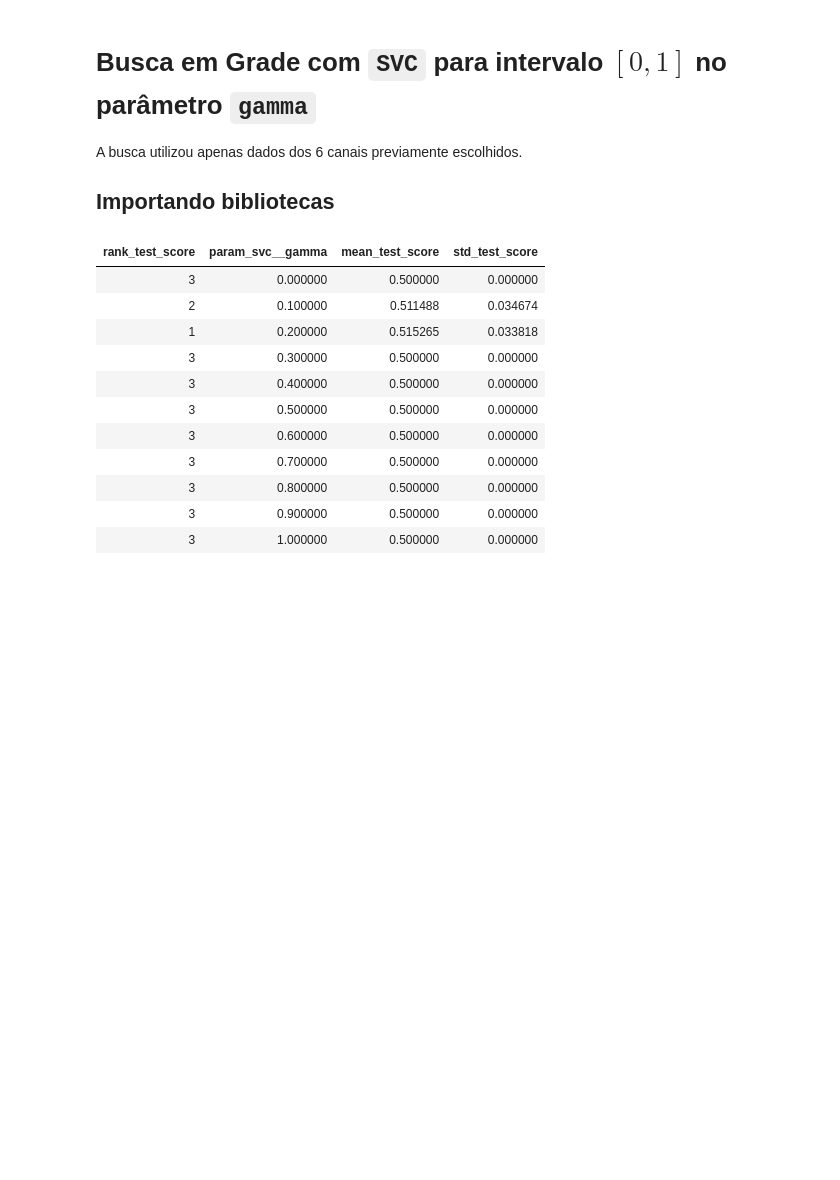
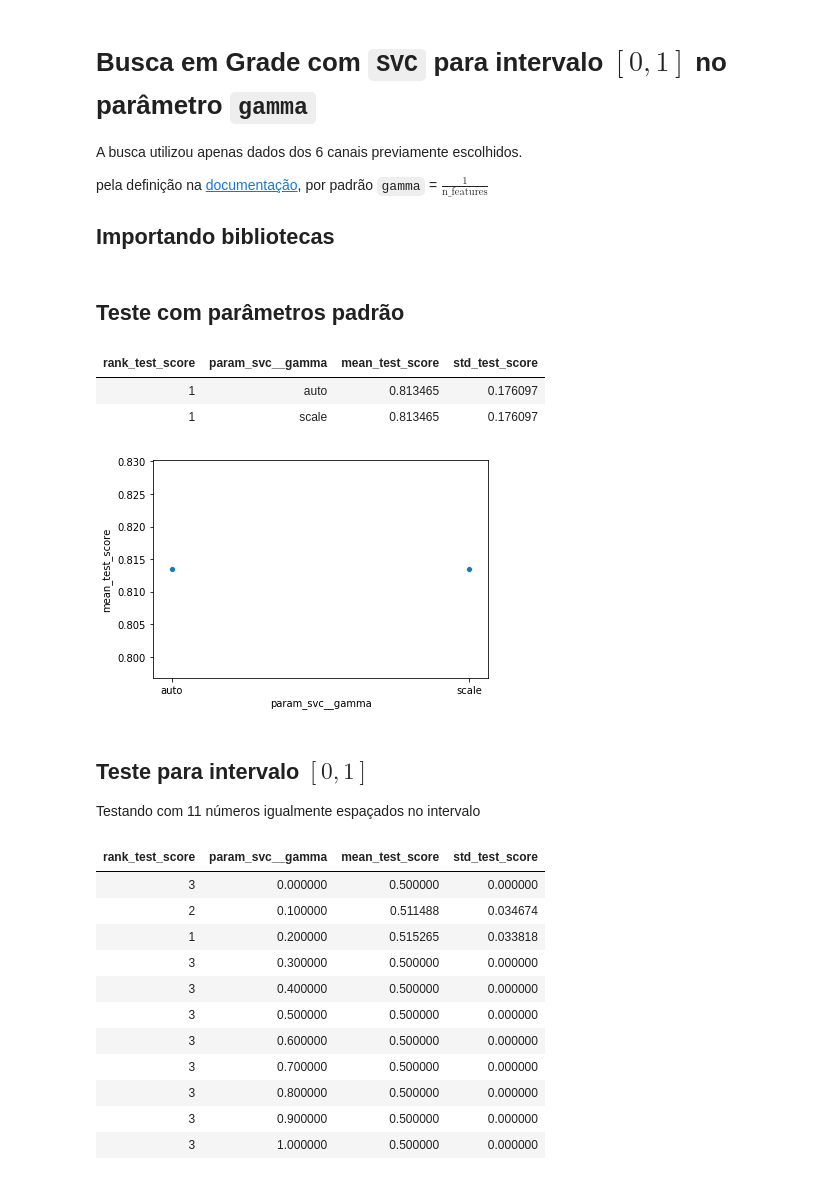
Before and after one commit to newtmagalhaes/Machine-Learning, a Jupyter notebook: ML/f02-chb/12-gs-pipe-svc-oneVSall_wsc-3.ipynb, the cells around one changed output. Cells and saved outputs as stored; diff of their text form; code cells hidden in the pictures; blank space fills up the shorter version.

Commit message:
Adicionando busca em grade com intervalo reduzido

```diff
--- a/ML/f02-chb/12-gs-pipe-svc-oneVSall_wsc-3.ipynb
+++ b/ML/f02-chb/12-gs-pipe-svc-oneVSall_wsc-3.ipynb
@@ -3,6 +3,8 @@
 
 A busca utilizou apenas dados dos 6 canais previamente escolhidos.
 
+pela definição na [documentação](https://scikit-learn.org/stable/modules/generated/sklearn.svm.SVC.html#sklearn.svm.SVC), por padrão `gamma` = $ \frac{1}{\text{n_features}}$
+
 ## Importando bibliotecas
 # %%
 import numpy as np
@@ -39,7 +41,38 @@ chb_X = chb_df[columns_from_6_channels].values
 
 pipe = make_pipeline(StandardScaler(), SVC(C=0.15, cache_size=500))
 
-folds = GroupKFold(n_splits=len(np.unique(chb_groups))).split(chb_X, chb_y, chb_groups)
-
-C_grid = {'svc__gamma':np.linspace(0, 1, 11)}
+cv_columns = ['rank_test_score', 'param_svc__gamma', 'mean_test_score', 'std_test_score']
+# %% [markdown]
+## Teste com parâmetros padrão
+# %%
+folds = GroupKFold(n_splits=len(np.unique(chb_groups))).split(chb_X, chb_y, chb_groups)
+
+gs_default = GridSearchCV(
+    estimator=pipe,
+    param_grid={'svc__gamma':['auto', 'scale']},
+    cv=folds
+).fit(
+    X=chb_X,
+    y=chb_y,
+    groups=chb_groups
+)
+
+default_results_df = pd.DataFrame(gs_default.cv_results_)[cv_columns]
+
+scatterplot(
+    data=default_results_df,
+    x='param_svc__gamma',
+    y='mean_test_score'
+)
+
+default_results_df.style.background_gradient(cmap='Blues', subset=['mean_test_score']).hide_index()
+# %% [output]
+| rank_test_score | param_svc__gamma | mean_test_score | std_test_score |
+| 1 | auto | 0.813465 | 0.176097 |
+| 1 | scale | 0.813465 | 0.176097 |
+[figure, added]
+# %% [markdown]
+## Teste para intervalo $[0,1]$
+
+Testando com 11 números igualmente espaçados no intervalo
 # %%
```
Also changed, not shown: parts of 8 cells of this notebook, 2 other files.
